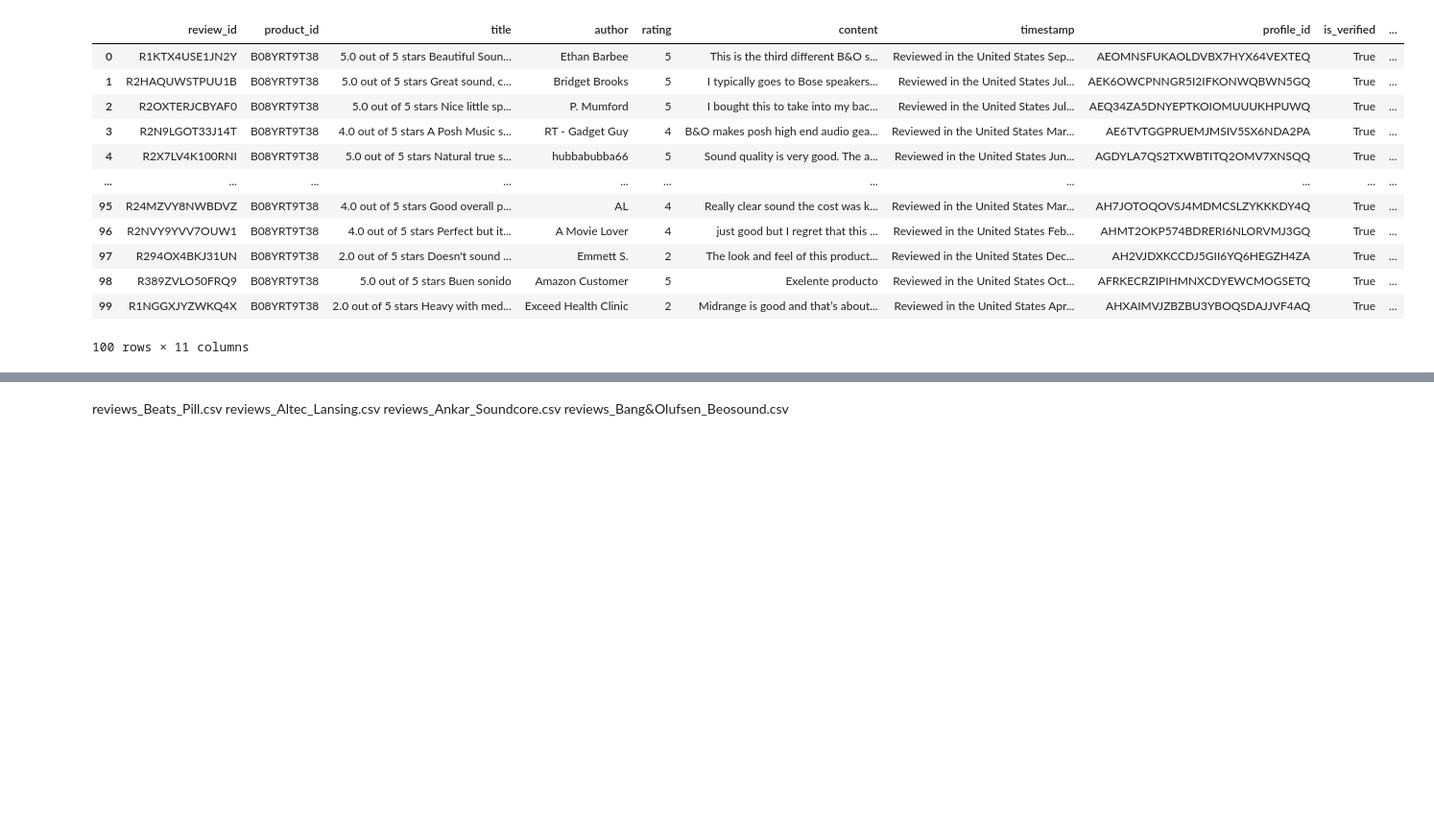
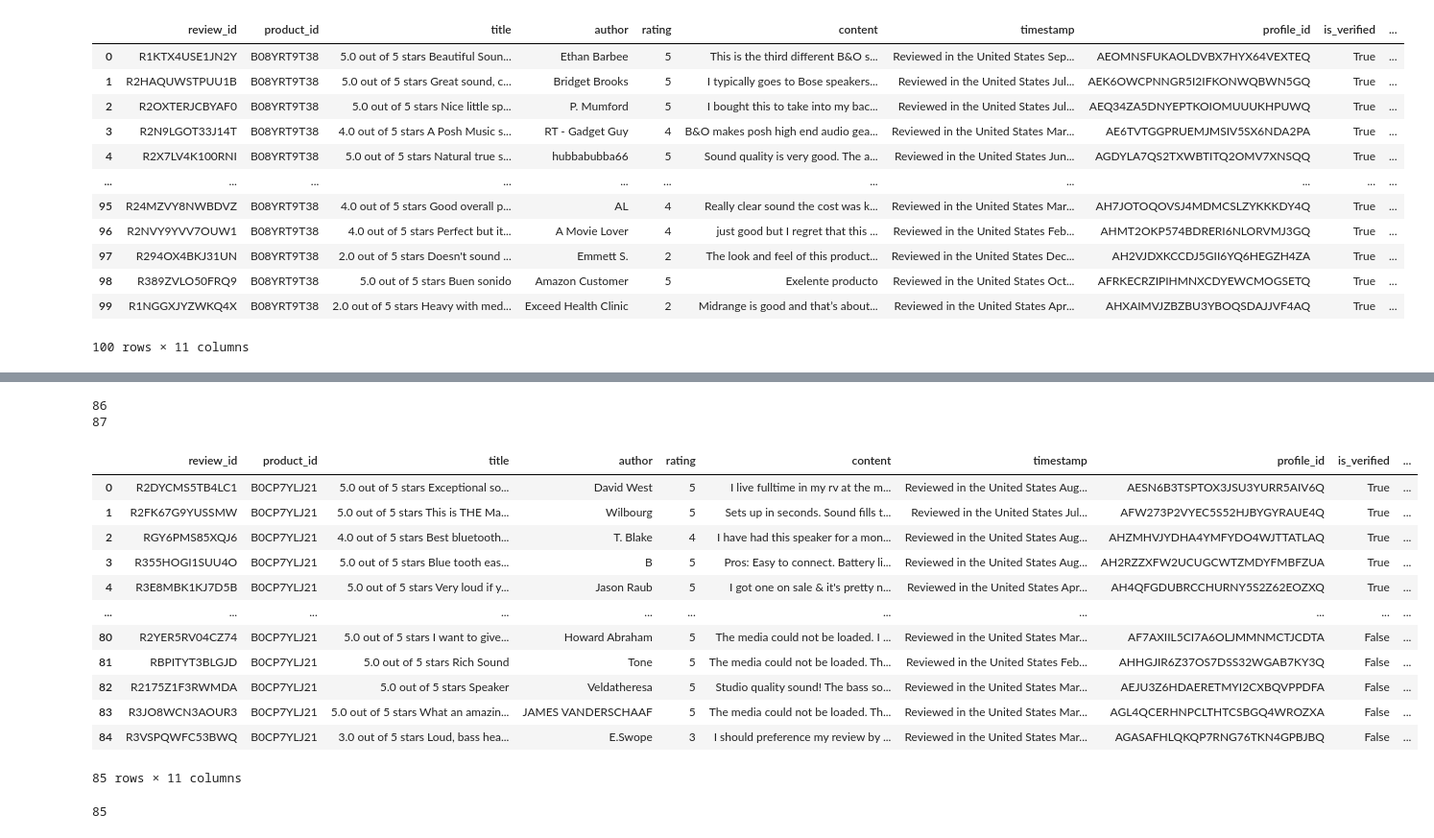
Before and after one commit to Tomisin510/Beats_Speakers_Sentiment_Analysis, a Jupyter notebook: Data_Pre-processing/raw_reviews_to_csv.ipynb, the cells around one changed output, grey strips where cells are left out. Shown at 96% size. Saved outputs shown, nothing was run; the diff lists cells and outputs as text; code cells hidden in the pictures; blank space fills up the shorter version.

Commit message:
Data Pre-processing complete

```diff
--- a/Data_Pre-processing/raw_reviews_to_csv.ipynb
+++ b/Data_Pre-processing/raw_reviews_to_csv.ipynb
@@ -380,5 +397,0 @@ Bose SoundLink Flex Bluetooth Speaker, Portable Speaker with Microphone, Wireles
-# %% [markdown]
-reviews_Beats_Pill.csv
-reviews_Altec_Lansing.csv
-reviews_Ankar_Soundcore.csv
-reviews_Bang&Olufsen_Beosound.csv
@@ -471,0 +398,73 @@ merged_df.to_csv('merged_reviews_data.csv', index=False)
+# %%
+# Path to the input JSON file containing DOSS SoundBox Ultra Speaker reviews data
+file_path = 'JSON_files/data_doss_snd.json'
+
+
+# Open the JSON file and load its contents into a Python dictionary
+with open(file_path, 'r') as file:
+    data = json.load(file)
+
+
+# Initialize a list to collect structured review data
+reviews_data = []
+count = 0
+
+# Iterate over each result item in the JSON data
+for result in data['results']:
+    # Extract the ASIN (product identifier) from the nested content
+  asin = result['content']["asin"]
+    # Iterate over every review associated with this result
+  for review in result['content']['reviews']:
+    count += 1 # Increment a counter for processed reviews (used in exception handling)
+    try:
+      # Build a dictionary representing a single review with selected fields
+      review_info = {
+      'review_id': review['id'],
+      'product_id': asin,
+      "title": review["title"],
+      "author": review["author"],
+      "rating": review["rating"],
+      "content": review["content"],
+      "timestamp": review["timestamp"],
+      "profile_id": review["profile_id"],
+      "is_verified": review["is_verified"],
+      "helpful_count": review.get('helpful_count', 0),# Use 0 if not present
+      "product_attributes": review["product_attributes"]
+      }
+      # Append the structured review to our collection
+      reviews_data.append(review_info)
+    except:
+      # If any error occurs while processing this review, print the count
+      # and stop processing further reviews for this result
+      print(count)
+      break
+
+# Convert the list of review dictionaries into a pandas DataFrame
+reviews_df6 = pd.DataFrame(reviews_data)
+
+# Save the DataFrame to a CSV file for later use
+reviews_df6.to_csv('CSV_files/reviews_Doss_SoundBox_Ultra.csv', index=False)
+
+# Display the DataFrame in the notebook environment (optional)
+reviews_df6
+# %% [output]
+86
+87
+|  | review_id | product_id | title | author | rating | content | timestamp | profile_id | is_verified | ... |
+| 0 | R2DYCMS5TB4LC1 | B0CP7YLJ21 | 5.0 out of 5 stars Exceptional so... | David West | 5 | I live fulltime in my rv at the m... | Reviewed in the United States Aug... | AESN6B3TSPTOX3JSU3YURR5AIV6Q | True | ... |
+| 1 | R2FK67G9YUSSMW | B0CP7YLJ21 | 5.0 out of 5 stars This is THE Ma... | Wilbourg | 5 | Sets up in seconds. Sound fills t... | Reviewed in the United States Jul... | AFW273P2VYEC5S52HJBYGYRAUE4Q | True | ... |
+| 2 | RGY6PMS85XQJ6 | B0CP7YLJ21 | 4.0 out of 5 stars Best bluetooth... | T. Blake | 4 | I have had this speaker for a mon... | Reviewed in the United States Aug... | AHZMHVJYDHA4YMFYDO4WJTTATLAQ | True | ... |
+| 3 | R355HOGI1SUU4O | B0CP7YLJ21 | 5.0 out of 5 stars Blue tooth eas... | B | 5 | Pros: Easy to connect. Battery li... | Reviewed in the United States Aug... | AH2RZZXFW2UCUGCWTZMDYFMBFZUA | True | ... |
+| 4 | R3E8MBK1KJ7D5B | B0CP7YLJ21 | 5.0 out of 5 stars Very loud if y... | Jason Raub | 5 | I got one on sale & it's pretty n... | Reviewed in the United States Apr... | AH4QFGDUBRCCHURNY5S2Z62EOZXQ | True | ... |
+| ... | ... | ... | ... | ... | ... | ... | ... | ... | ... | ... |
+| 80 | R2YER5RV04CZ74 | B0CP7YLJ21 | 5.0 out of 5 stars I want to give... | Howard Abraham | 5 | The media could not be loaded. I ... | Reviewed in the United States Mar... | AF7AXIIL5CI7A6OLJMMNMCTJCDTA | False | ... |
+| 81 | RBPITYT3BLGJD | B0CP7YLJ21 | 5.0 out of 5 stars Rich Sound | Tone | 5 | The media could not be loaded. Th... | Reviewed in the United States Feb... | AHHGJIR6Z37OS7DSS32WGAB7KY3Q | False | ... |
+| 82 | R2175Z1F3RWMDA | B0CP7YLJ21 | 5.0 out of 5 stars Speaker | Veldatheresa | 5 | Studio quality sound! The bass so... | Reviewed in the United States Mar... | AEJU3Z6HDAERETMYI2CXBQVPPDFA | False | ... |
+| 83 | R3JO8WCN3AOUR3 | B0CP7YLJ21 | 5.0 out of 5 stars What an amazin... | JAMES VANDERSCHAAF | 5 | The media could not be loaded. Th... | Reviewed in the United States Mar... | AGL4QCERHNPCLTHTCSBGQ4WROZXA | False | ... |
+| 84 | R3VSPQWFC53BWQ | B0CP7YLJ21 | 3.0 out of 5 stars Loud, bass hea... | E.Swope | 3 | I should preference my review by ... | Reviewed in the United States Mar... | AGASAFHLQKQP7RNG76TKN4GPBJBQ | False | ... |
+85 rows × 11 columns
+# %%
+# Output the number of rows (reviews) collected for DOSS SoundBox Ultra
+len(reviews_df6)
+# %% [output]
+85
```
Also changed, not shown: parts of 31 cells of this notebook, 15 other files.
